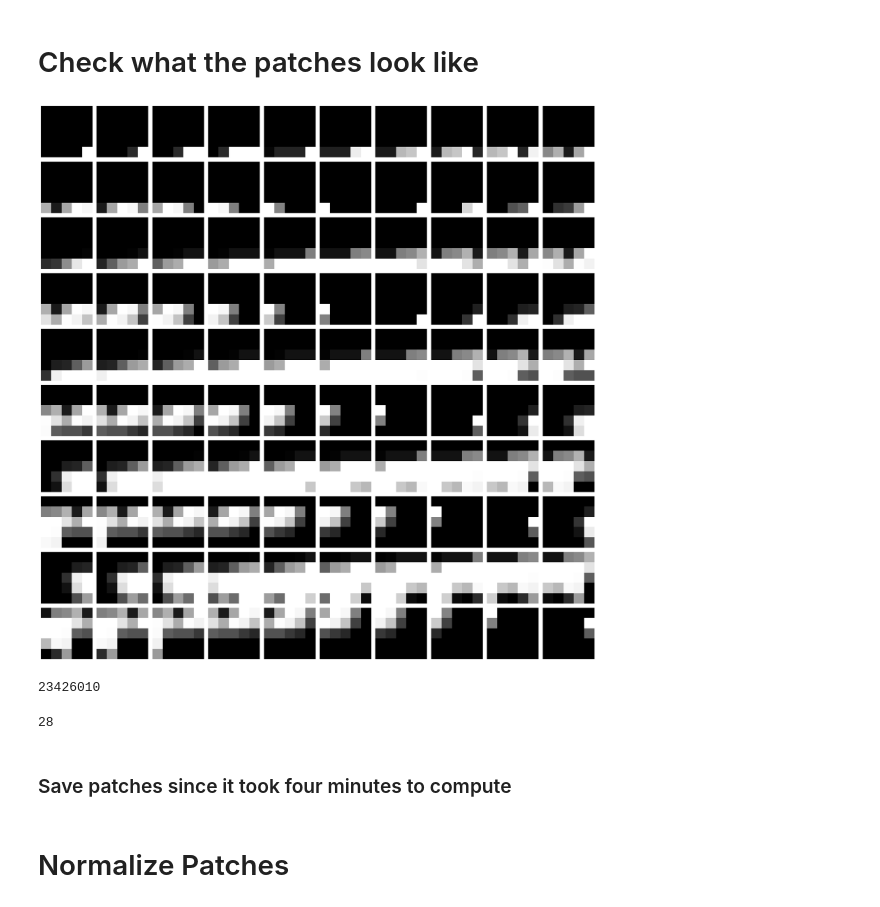
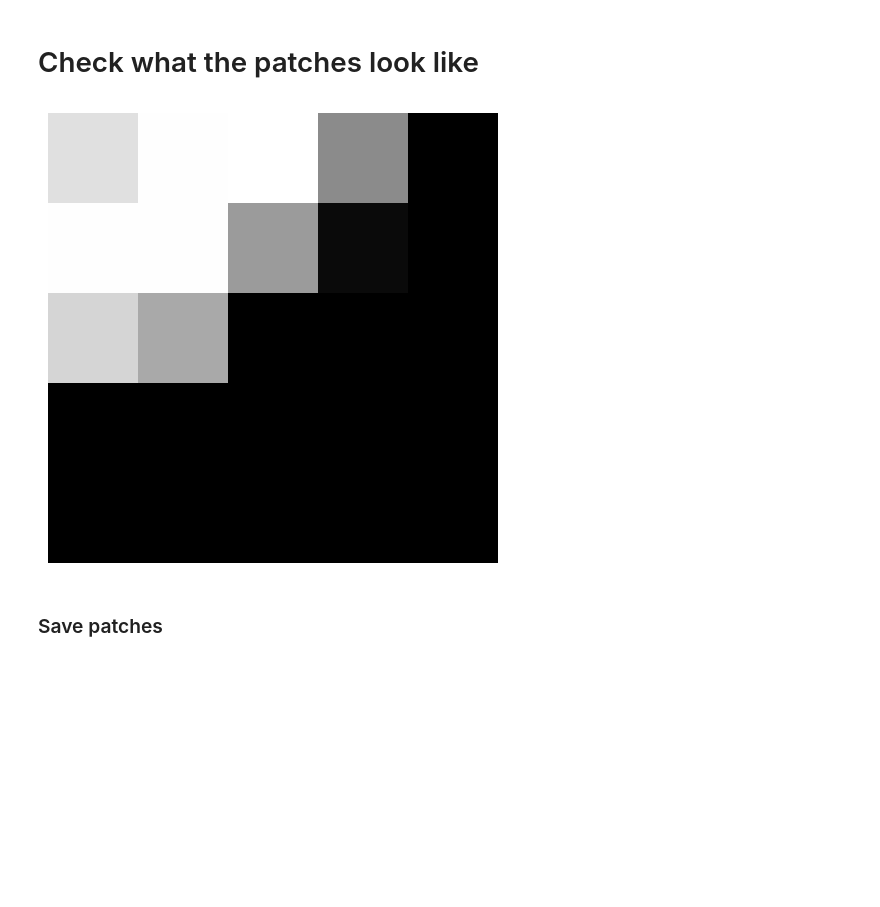
Before and after one commit to snaderi2000/ece-289a, a Jupyter notebook: HW_1/hw_1.ipynb, the cells around one changed output. Saved outputs shown, nothing was run; the diff lists cells and outputs as text; code cells hidden in the pictures; blank space fills up the shorter version.

```diff
--- a/HW_1/hw_1.ipynb
+++ b/HW_1/hw_1.ipynb
@@ -40,38 +40,23 @@ patches = extract_patches(X)
+# %%
+# Sample 10% of the images
+X_sample = X[np.random.choice(len(X), size = int(len(X) * 0.1), replace =False)]
+# %%
+
+# Extract patches
+patches = extract_patches(X_sample)
 # %% [markdown]
 # Check what the patches look like
-# %%
-def plot_patches(patches, num_patches=25):
-    # Calculate the number of rows and columns to display
-    num_rows = int(np.sqrt(num_patches))
-    num_cols = int(np.ceil(num_patches / num_rows))
-
-    # Set up the figure
-    fig, axes = plt.subplots(num_rows, num_cols, figsize=(num_cols * 2, num_rows * 2))
-    axes = axes.ravel()  # Flatten the array of axes
-
-    # Plot each patch
-    for i in range(num_patches):
-        if i < len(patches):
-            patch = patches[i].reshape(5, 5)  # Reshape back to 5x5
-            axes[i].imshow(patch, cmap='gray', interpolation='nearest')
-            axes[i].axis('off')
-        else:
-            axes[i].axis('off')  # Hide axes for empty subplots
-
-    plt.tight_layout()
-    plt.show()
-
-plot_patches(patches, num_patches=100)  # Change num_patches as needed
-# %% [output]
-[figure, removed]
-# %%
-len(patches)
-# %% [output]
-23426010
-# %%
-image.shape[0]
-# %% [output]
-28
+# %%
+i = 7000
+
+fig, ax = plt.subplots()
+patch = patches[i].reshape(5,5)
+ax.imshow(patch, cmap ='gray', interpolation = 'nearest')
+ax.axis('off')
+plt.tight_layout()
+plt.show()
+# %% [output]
+[figure, added]
 # %% [markdown]
-### Save patches since it took four minutes to compute
+### Save patches
 # %%
@@ -81,3 +64 @@ patches = np.load('mnist_patches.npy')
-# %% [markdown]
-# Normalize Patches
 # %%
```
Also changed, not shown: parts of 23 cells of this notebook.
